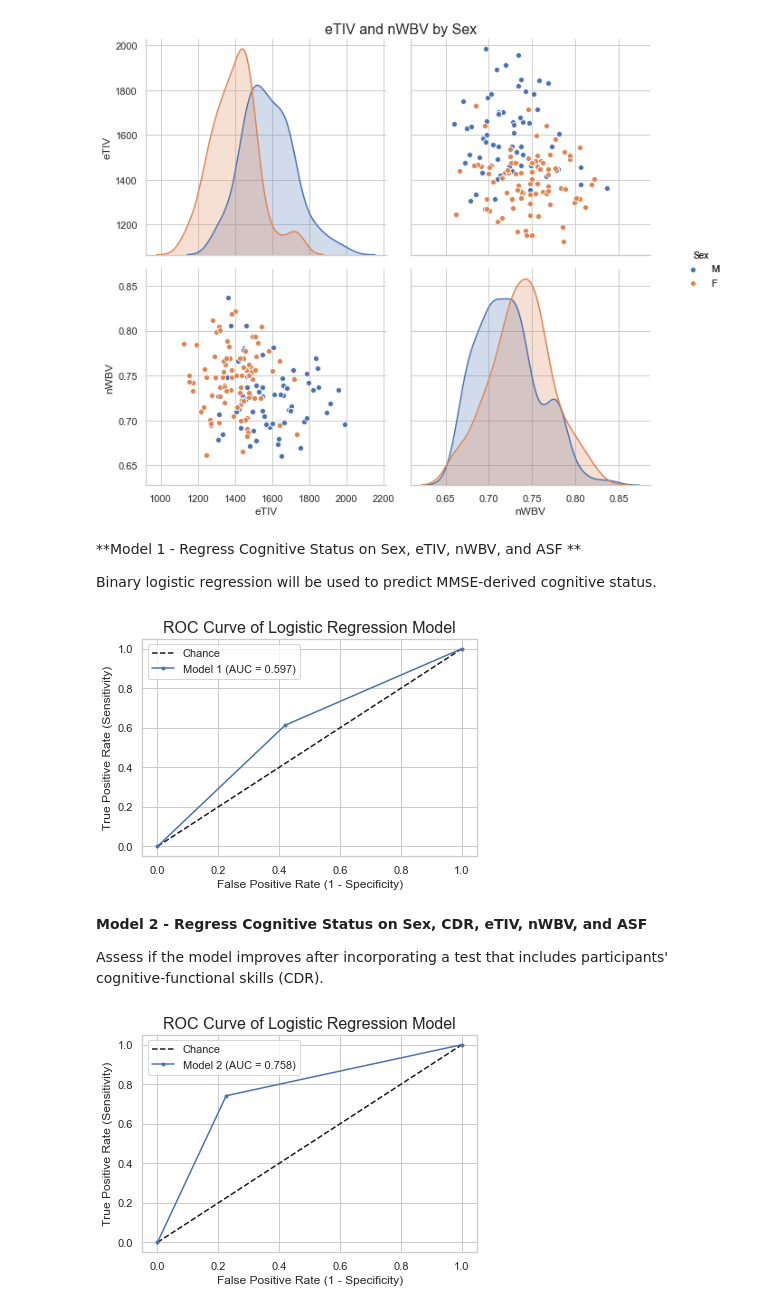
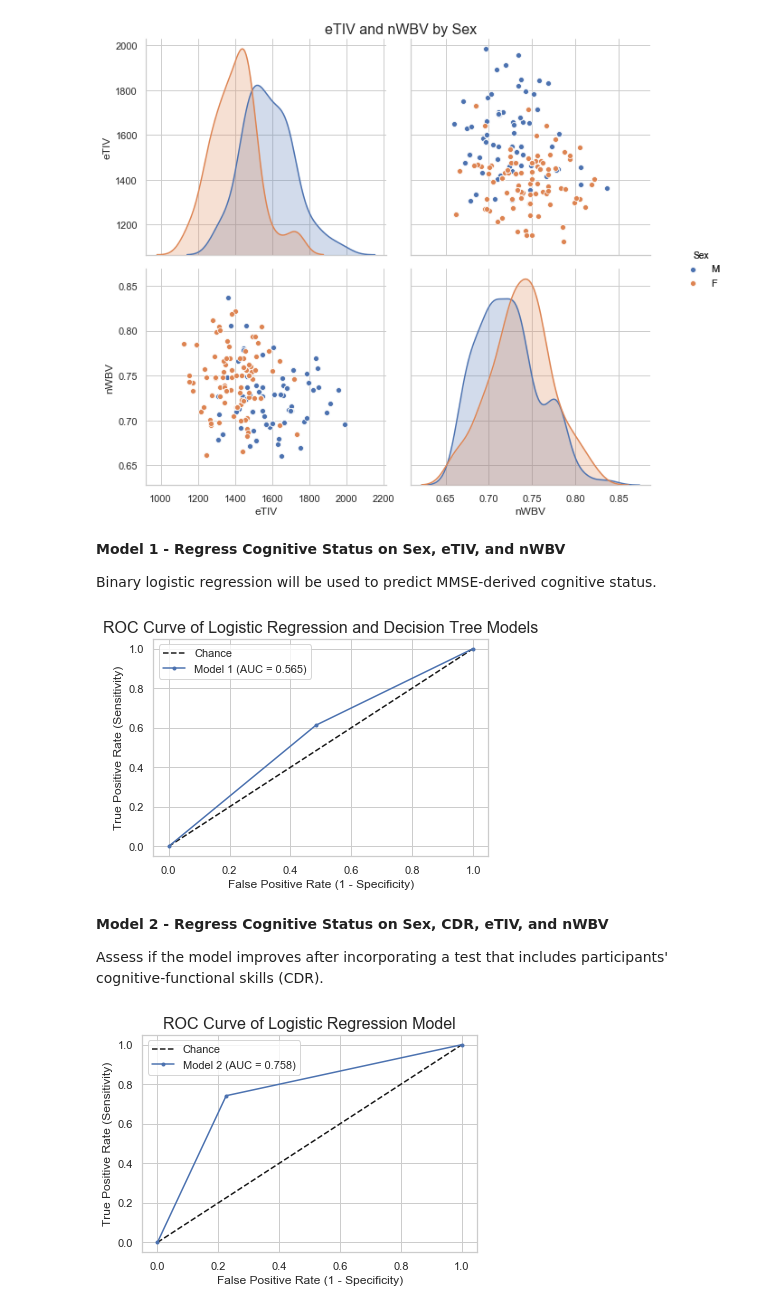
Before and after one commit to kkphd/MMSE, a Jupyter notebook: Predicting-Cognitive-Impairment-KK-2020.ipynb, the cells around one changed output. Saved outputs shown, nothing was run; the diff lists cells and outputs as text; code cells hidden in the pictures.

```diff
--- a/Predicting-Cognitive-Impairment-KK-2020.ipynb
+++ b/Predicting-Cognitive-Impairment-KK-2020.ipynb
@@ -57,7 +55,7 @@ import scipy
 # %% [markdown]
 I briefly examined the data set to determine the variables I am working with, how the data is structured, and if there are overt problems with the values. If there are issues that need to be addressed, I will clean the data to create a final data frame suitable for analysis.
 # %%
-analysis_df = pd.read_csv('oasis.csv')
+analysis_df = pd.read_csv('./Dataset/oasis.csv')
 # %%
 analysis_df.head(3)
 # %% [output]
@@ -118,7 +116,7 @@ I will create a series of functions - listed below - to create new columns of da
 - I will convert age and education to grouped values to assist in calculating the age- and education-corrected normative scores for the participants.
 # %%
 def import_analysis_df():
-    analysis_df = pd.read_csv('oasis.csv')
+    analysis_df = pd.read_csv('./Dataset/oasis.csv')
 
     # Clean the data set.
     analysis_df['Subject ID'] = analysis_df['Subject ID'].map(lambda x: x.lstrip('OAS'))
@@ -217,7 +214,7 @@ def t_to_percentile(t):
     return round(scipy.stats.norm.cdf(t, loc=50, scale=10)*100)
 # %%
 def assign_label(mmse_percentile):
-    df = pd.read_csv('oasis.csv')
+    df = pd.read_csv('./Dataset/oasis.csv')
     if df['MMSE'].skew() < 0:
         return skewed_percentile_to_label(mmse_percentile)
     else:
@@ -699,55 +695,55 @@ plot_mmse_upsampled()
 [figure]
 [figure]
 # %% [markdown]
-**Model 1 - Regress Cognitive Status on Sex, eTIV, nWBV, and ASF **
+**Model 1 - Regress Cognitive Status on Sex, eTIV, and nWBV**
 
 Binary logistic regression will be used to predict MMSE-derived cognitive status.
 # %%
 def logreg_model1():
-    X = upsampled[['MF_01', 'eTIV', 'nWBV', 'ASF']]
+    X = upsampled[['MF_01', 'eTIV', 'nWBV']]
     y = upsampled['MMSE_Group_Status']
 
-    # Split the data into training and testing data sets. By convention, 75% will be used for training and
-    # the remaining 25% will be used for testing. Data are shuffled by default.
+    # Split the data into training and testing data sets. Thirty percent will be used for testing and 70% will be
+    # used for training.
     X_train, X_test, y_train, y_test = train_test_split(X, y, test_size=0.25, random_state=42)
 
     # Preprocess the data. I used the Robust Scaling method since outliers skewed the feature variables.
     scaler = RobustScaler()
     scaler.fit(X_train)
     X_train_scaled = scaler.fit_transform(X_train)
-    X_test_scaled = scaler.fit_transform(X_test)
+    X_test_scaled = scaler.transform(X_test)
 
     # Fit the model to the data.
-    logreg = LogisticRegression(solver='lbfgs', max_iter=1000)
+    logreg = LogisticRegression(solver='lbfgs', max_iter=10000)
     logreg_model = logreg.fit(X_train_scaled, y_train)
     logreg_model_r2 = logreg_model.score(X_test_scaled, y_test)
     y_pred = logreg_model.predict(X_test_scaled)
 
     # Create a confusion matrix.
     conf_matrix = confusion_matrix(y_test, y_pred)
     class_report = classification_report(y_test, y_pred)
     precision1 = precision_score(y_test, y_pred)
 
     fpr, tpr, thresholds = roc_curve(y_test, y_pred, pos_label=1)
     auc_logreg = auc(fpr, tpr)
     plt.figure(5)
-    plt.title('ROC Curve of Logistic Regression Model', size='16')
+    plt.title('ROC Curve of Logistic Regression and Decision Tree Models', size='16')
     plt.plot([0, 1], [0, 1], linestyle='--', label='Chance', color='k')
     plt.plot(fpr, tpr, marker='.', label='Model 1 (AUC = %0.3f)' % auc_logreg)
     plt.xlabel('False Positive Rate (1 - Specificity)')
     plt.ylabel('True Positive Rate (Sensitivity)')
     plt.legend()
     plt.show()
 
     result1 = [1, 'Logistic Regression (without CDR)', logreg_model_r2, tpr, 1-fpr, auc_logreg, precision1]
 
     return logreg_model_r2, conf_matrix, class_report, auc_logreg, result1, precision1
 
 logreg_model_r2, conf_matrix, class_report, auc_logreg, result1, precision1 = logreg_model1()
 # %% [output]
-[figure, old version]
+[figure, new version]
 # %% [markdown]
-**Model 2 - Regress Cognitive Status on Sex, CDR, eTIV, nWBV, and ASF**
+**Model 2 - Regress Cognitive Status on Sex, CDR, eTIV, and nWBV**
 
 Assess if the model improves after incorporating a test that includes participants' cognitive-functional skills (CDR).
 # %%
```
Also changed, not shown: parts of 17 cells of this notebook, 6 other files.
